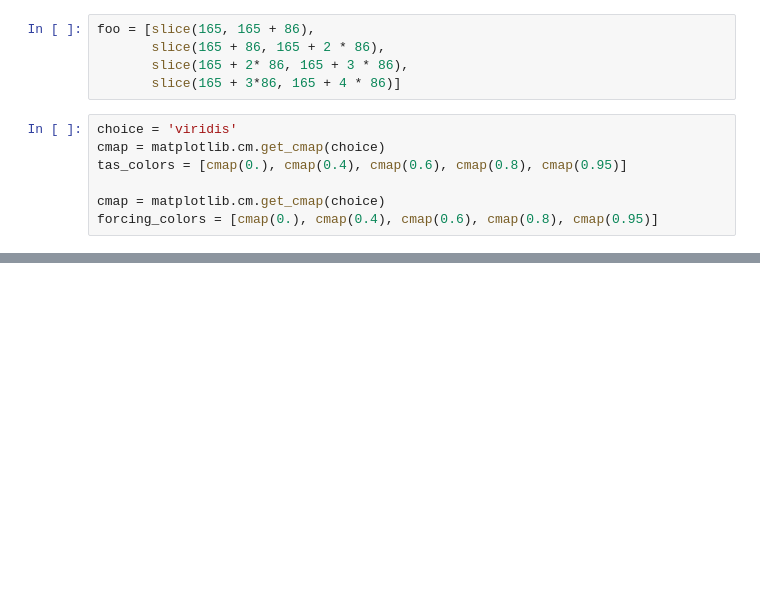
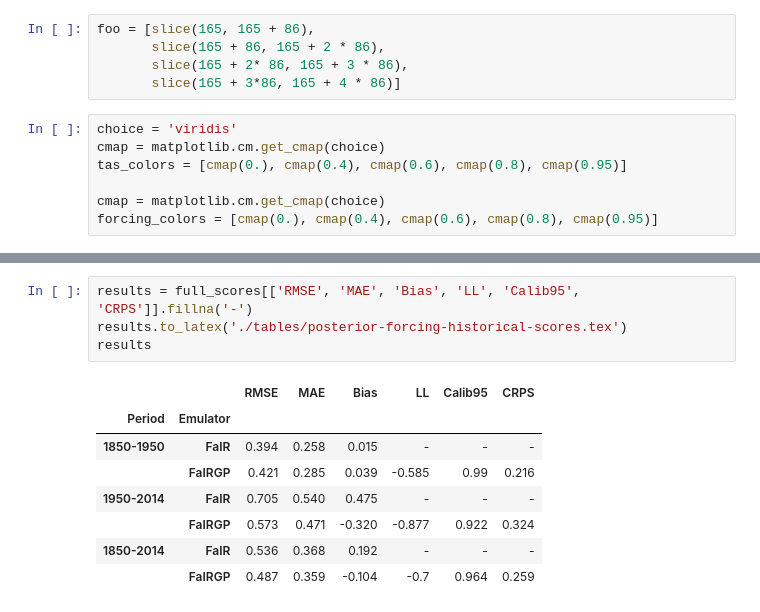
Before and after one commit to shahineb/FaIRGP, a Jupyter notebook: notebooks/forcing-posterior-global-paper-plots.ipynb, the cells around one changed output, grey strips where cells are left out. Cells and saved outputs as stored; diff of their text form; blank space fills up the shorter version.

```diff
--- a/notebooks/forcing-posterior-global-paper-plots.ipynb
+++ b/notebooks/forcing-posterior-global-paper-plots.ipynb
@@ -283,0 +292,13 @@ def get_forcing_posterior(scenario_key):
+# %%
+results = full_scores[['RMSE', 'MAE', 'Bias', 'LL', 'Calib95', 'CRPS']].fillna('-')
+results.to_latex('./tables/posterior-forcing-historical-scores.tex')
+results
+# %% [output]
+|  |  | RMSE | MAE | Bias | LL | Calib95 | CRPS |
+| Period | Emulator |  |  |  |  |  |  |
+| 1850-1950 | FaIR | 0.394 | 0.258 | 0.015 | - | - | - |
+|  | FaIRGP | 0.421 | 0.285 | 0.039 | -0.585 | 0.99 | 0.216 |
+| 1950-2014 | FaIR | 0.705 | 0.540 | 0.475 | - | - | - |
+|  | FaIRGP | 0.573 | 0.471 | -0.320 | -0.877 | 0.922 | 0.324 |
+| 1850-2014 | FaIR | 0.536 | 0.368 | 0.192 | - | - | - |
+|  | FaIRGP | 0.487 | 0.359 | -0.104 | -0.7 | 0.964 | 0.259 |
```
Also changed, not shown: parts of 15 cells of this notebook, 11 other files.
